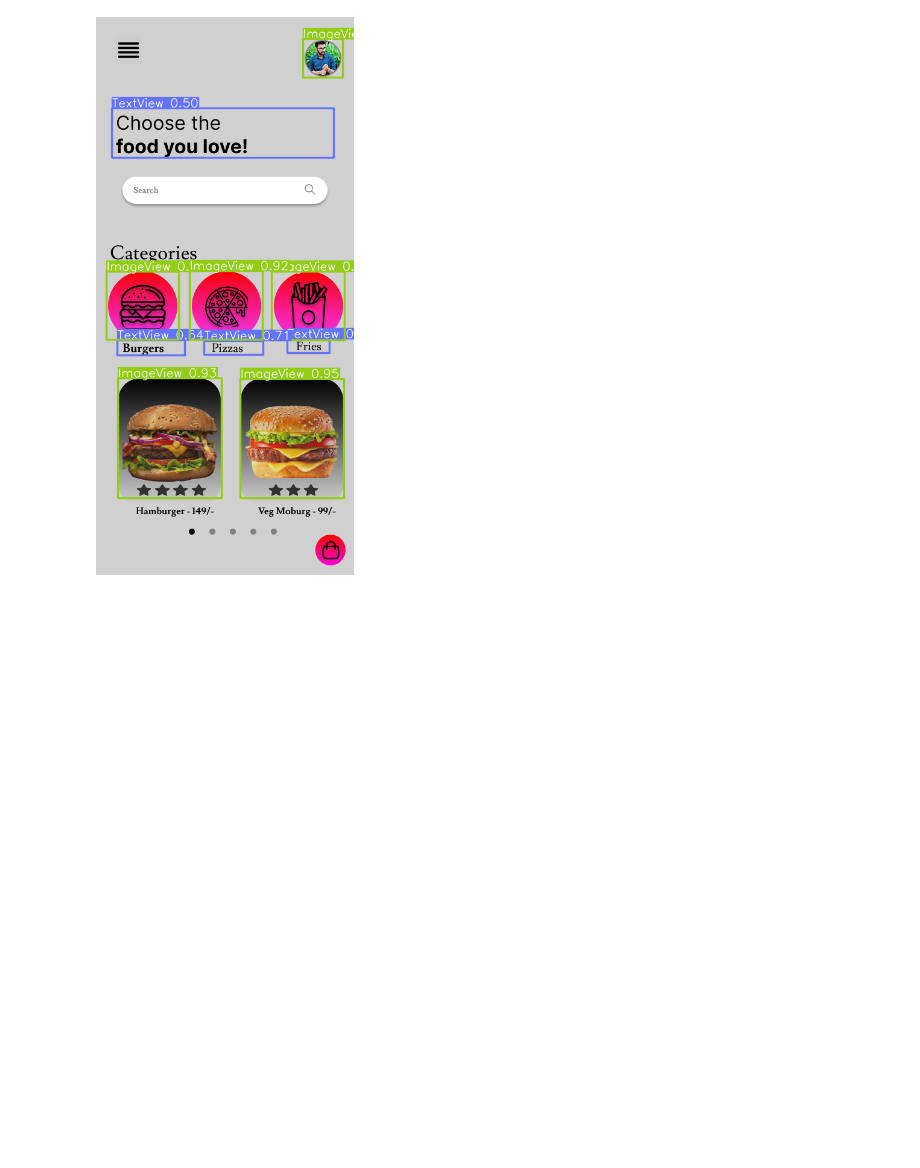
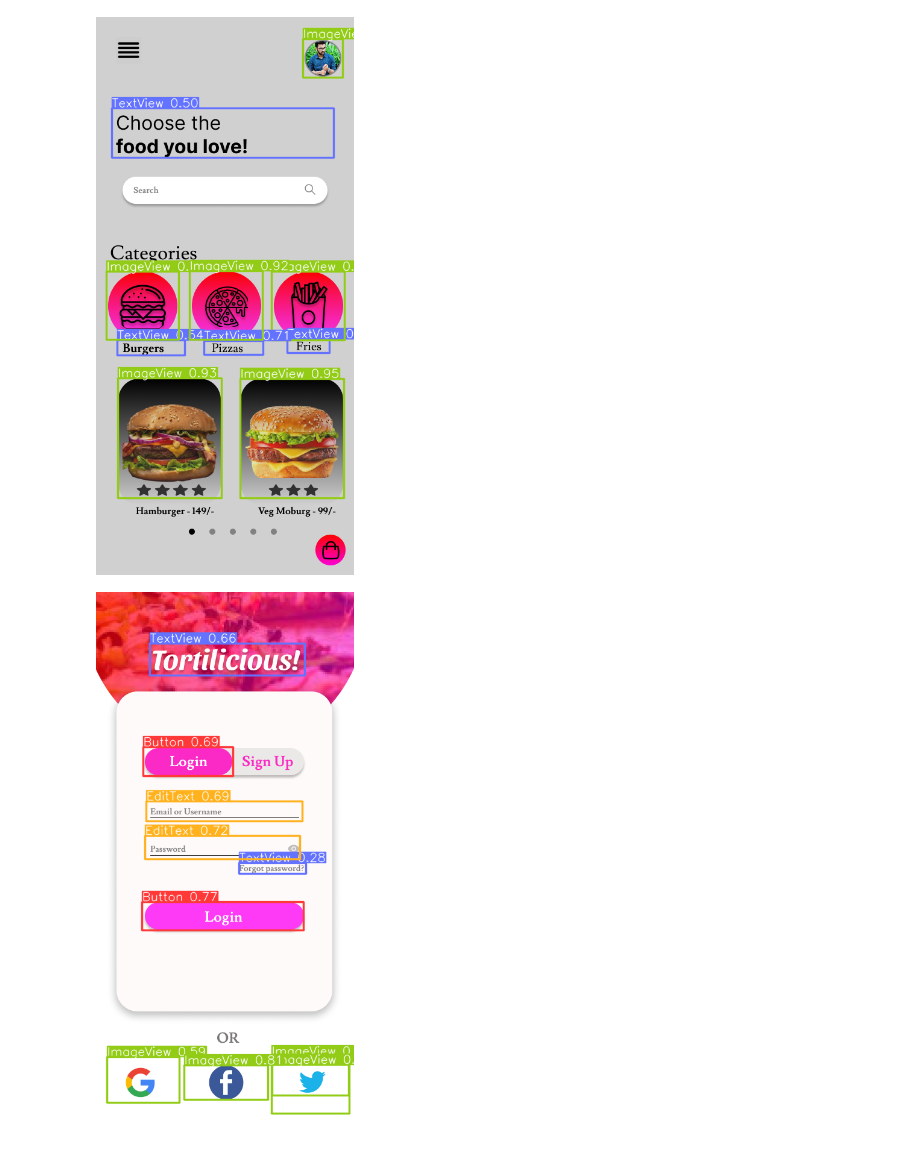
Before and after one commit to ArmaanSeth/UI-Component-Detection-YOLOv8, a Jupyter notebook: model.ipynb, the cells around one changed output. Cells and saved outputs as stored; diff of their text form; code cells hidden in the pictures; blank space fills up the shorter version.

```diff
--- a/model.ipynb
+++ b/model.ipynb
@@ -151,2 +165,6 @@ Image(filename="./runs/detect/predict2/Menu.png", height=1000)
 # %% [output]
 [figure]
+# %%
+Image(filename="./runs/detect/predict3/Sign In Page.png", height=600)
+# %% [output]
+[figure, added]
```
Also changed, not shown: parts of 7 cells of this notebook, 3 other files.
